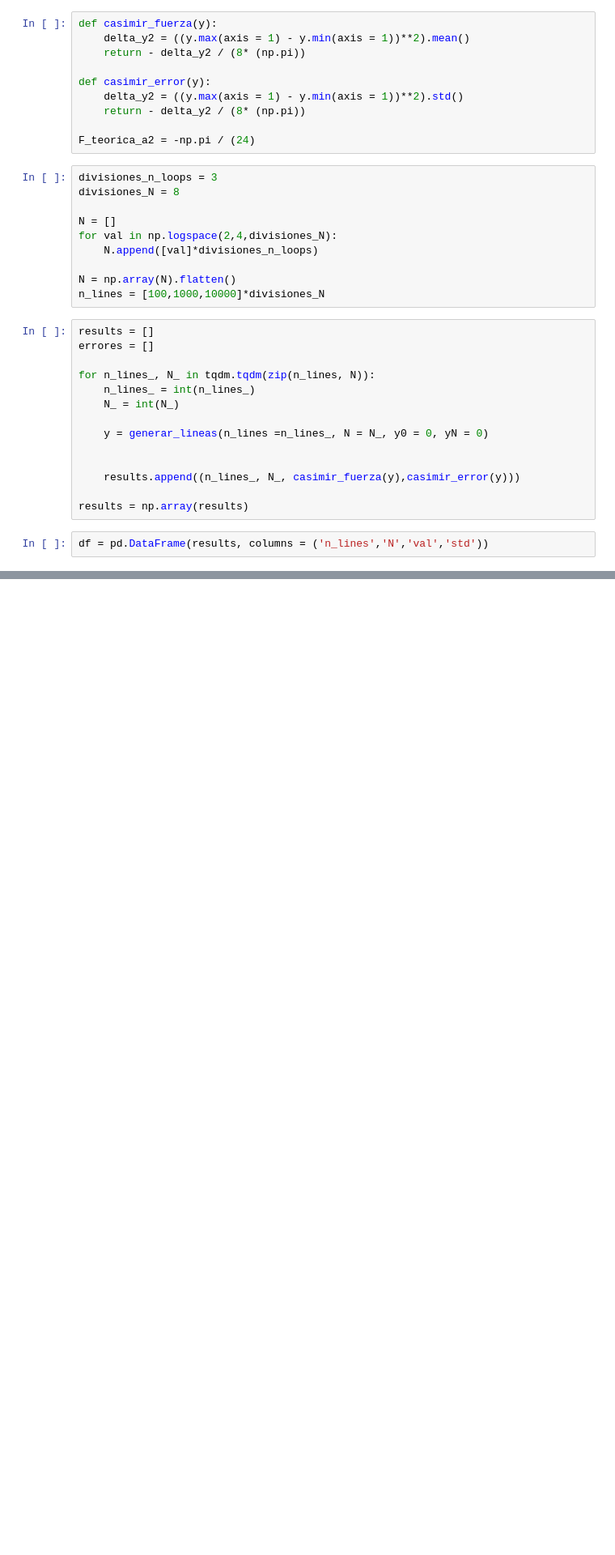
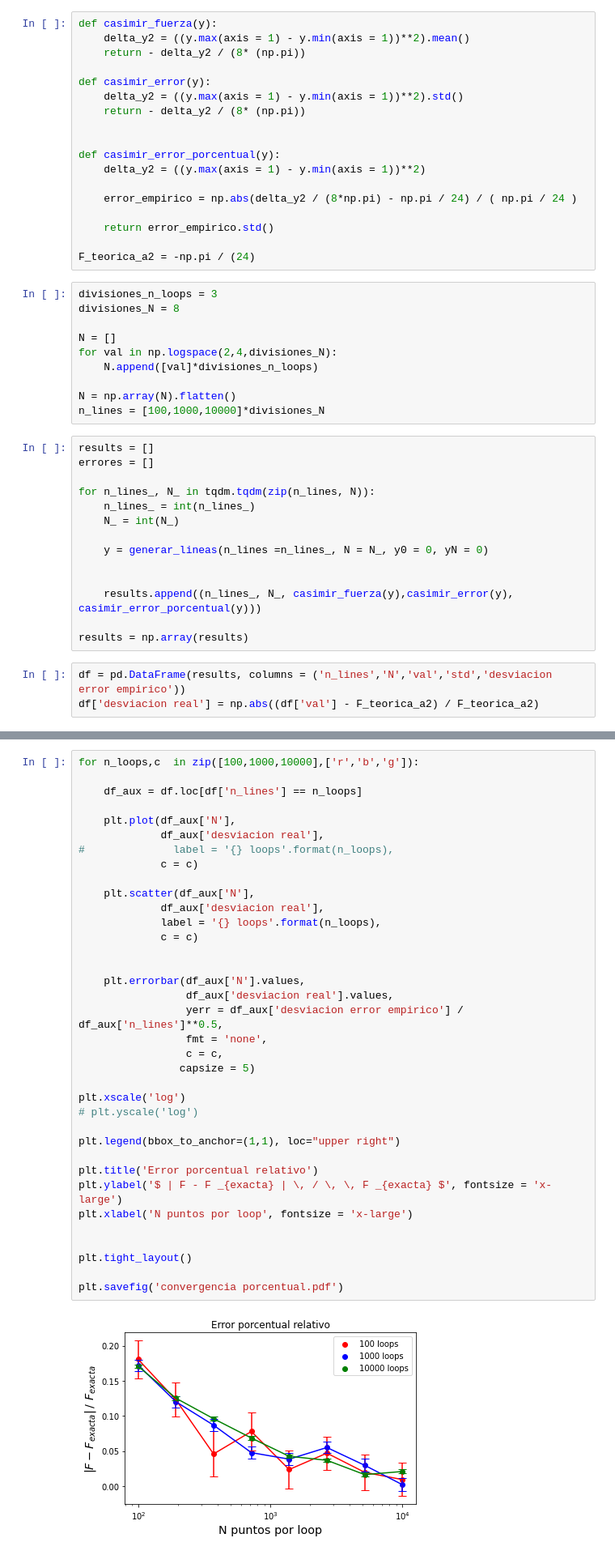
Before and after one commit to Apurro12/Tesis-Simple, a Jupyter notebook: simulacion/Energias Casimir convergencia loops N.ipynb, the cells around one changed output, grey strips where cells are left out. Shown: that part at 81% size. Cells and saved outputs as stored; diff of their text form; blank space fills up the shorter version.

```diff
--- a/simulacion/Energias Casimir convergencia loops N.ipynb
+++ b/simulacion/Energias Casimir convergencia loops N.ipynb
@@ -15,6 +16,14 @@ def casimir_error(y):
     delta_y2 = ((y.max(axis = 1) - y.min(axis = 1))**2).std()
     return - delta_y2 / (8* (np.pi))
 
+
+def casimir_error_porcentual(y):
+    delta_y2 = ((y.max(axis = 1) - y.min(axis = 1))**2)
+
+    error_empirico = np.abs(delta_y2 / (8*np.pi) - np.pi / 24) / ( np.pi / 24 )
+
+    return error_empirico.std()
+
 F_teorica_a2 = -np.pi / (24)
 # %%
 divisiones_n_loops = 3
@@ -37,8 +46,9 @@ for n_lines_, N_ in tqdm.tqdm(zip(n_lines, N)):
     y = generar_lineas(n_lines =n_lines_, N = N_, y0 = 0, yN = 0)
 
 
-    results.append((n_lines_, N_, casimir_fuerza(y),casimir_error(y)))
+    results.append((n_lines_, N_, casimir_fuerza(y),casimir_error(y), casimir_error_porcentual(y)))
 
 results = np.array(results)
 # %%
-df = pd.DataFrame(results, columns = ('n_lines','N','val','std'))
+df = pd.DataFrame(results, columns = ('n_lines','N','val','std','desviacion error empirico'))
+df['desviacion real'] = np.abs((df['val'] - F_teorica_a2) / F_teorica_a2)
@@ -81,0 +55,38 @@ plt.savefig('convergencia.pdf')
+# %%
+for n_loops,c  in zip([100,1000,10000],['r','b','g']):
+
+    df_aux = df.loc[df['n_lines'] == n_loops]
+
+    plt.plot(df_aux['N'],
+             df_aux['desviacion real'],
+#              label = '{} loops'.format(n_loops),
+             c = c)
+
+    plt.scatter(df_aux['N'],
+             df_aux['desviacion real'],
+             label = '{} loops'.format(n_loops),
+             c = c)
+
+
+    plt.errorbar(df_aux['N'].values,
+                 df_aux['desviacion real'].values,
+                 yerr = df_aux['desviacion error empirico'] / df_aux['n_lines']**0.5,
+                 fmt = 'none',
+                 c = c,
+                capsize = 5)
+
+plt.xscale('log')
+# plt.yscale('log')
+
+plt.legend(bbox_to_anchor=(1,1), loc="upper right")
+
+plt.title('Error porcentual relativo')
+plt.ylabel('$ | F - F _{exacta} | \, / \, \, F _{exacta} $', fontsize = 'x-large')
+plt.xlabel('N puntos por loop', fontsize = 'x-large')
+
+
+plt.tight_layout()
+
+plt.savefig('convergencia porcentual.pdf')
+# %% [output]
+[figure, added]
```
Also changed, not shown: parts of 9 cells of this notebook, 4 other files.
